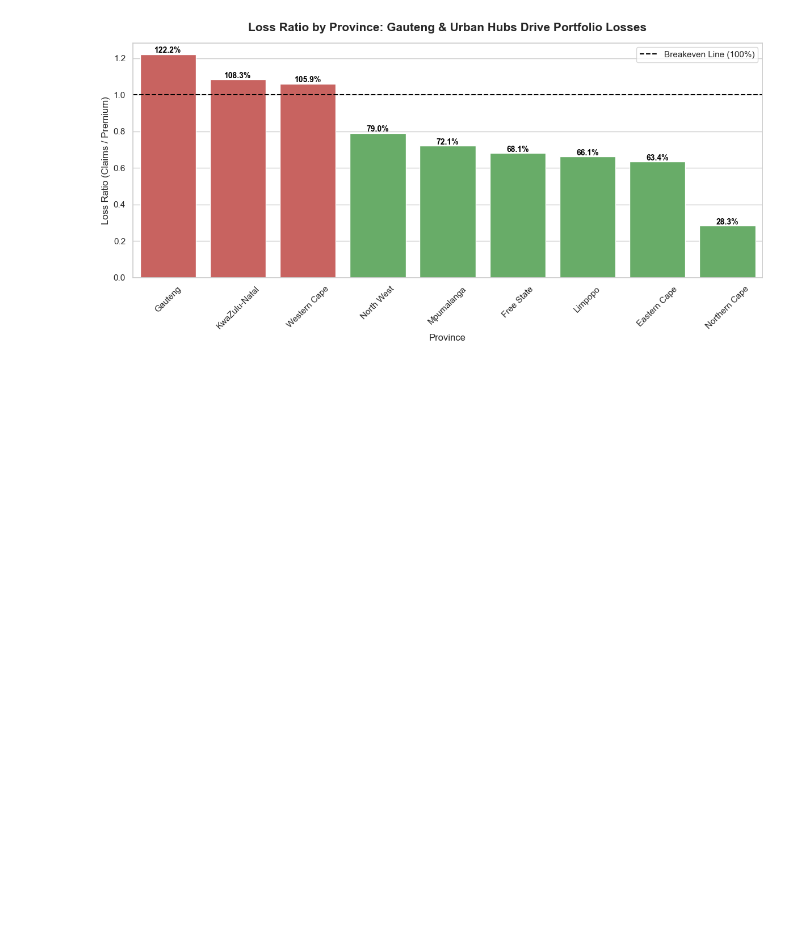
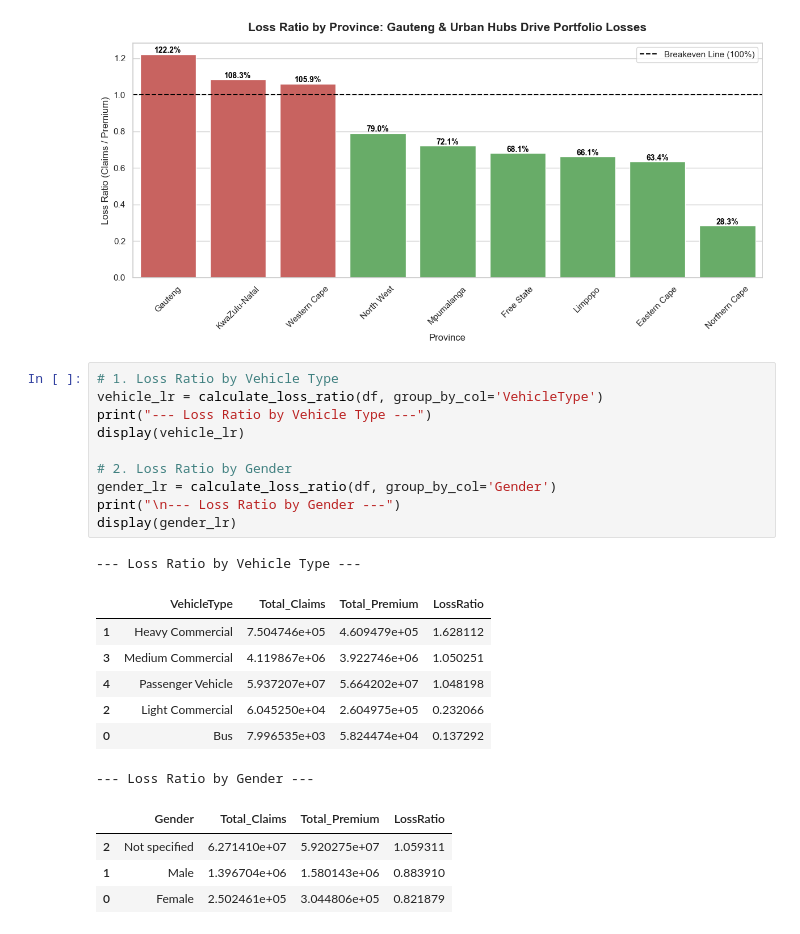
Before and after one commit to Elsh41/Insurance-Risk-Analytics, a Jupyter notebook: notebooks/01_eda.ipynb, the cells around one changed output. Drawn from its saved outputs; the diff is of its cells as text; blank space fills up the shorter version.

```diff
--- a/notebooks/01_eda.ipynb
+++ b/notebooks/01_eda.ipynb
@@ -116,3 +116,26 @@ plt.tight_layout()
 plt.show()
 # %% [output]
 [figure]
+# %%
+# 1. Loss Ratio by Vehicle Type
+vehicle_lr = calculate_loss_ratio(df, group_by_col='VehicleType')
+print("--- Loss Ratio by Vehicle Type ---")
+display(vehicle_lr)
+
+# 2. Loss Ratio by Gender
+gender_lr = calculate_loss_ratio(df, group_by_col='Gender')
+print("\n--- Loss Ratio by Gender ---")
+display(gender_lr)
+# %% [output]
+--- Loss Ratio by Vehicle Type ---
+|  | VehicleType | Total_Claims | Total_Premium | LossRatio |
+| 1 | Heavy Commercial | 7.504746e+05 | 4.609479e+05 | 1.628112 |
+| 3 | Medium Commercial | 4.119867e+06 | 3.922746e+06 | 1.050251 |
+| 4 | Passenger Vehicle | 5.937207e+07 | 5.664202e+07 | 1.048198 |
+| 2 | Light Commercial | 6.045250e+04 | 2.604975e+05 | 0.232066 |
+| 0 | Bus | 7.996535e+03 | 5.824474e+04 | 0.137292 |
+--- Loss Ratio by Gender ---
+|  | Gender | Total_Claims | Total_Premium | LossRatio |
+| 2 | Not specified | 6.271410e+07 | 5.920275e+07 | 1.059311 |
+| 1 | Male | 1.396704e+06 | 1.580143e+06 | 0.883910 |
+| 0 | Female | 2.502461e+05 | 3.044806e+05 | 0.821879 |
```
Also changed, not shown: parts of 3 cells of this notebook, 1 other file.
